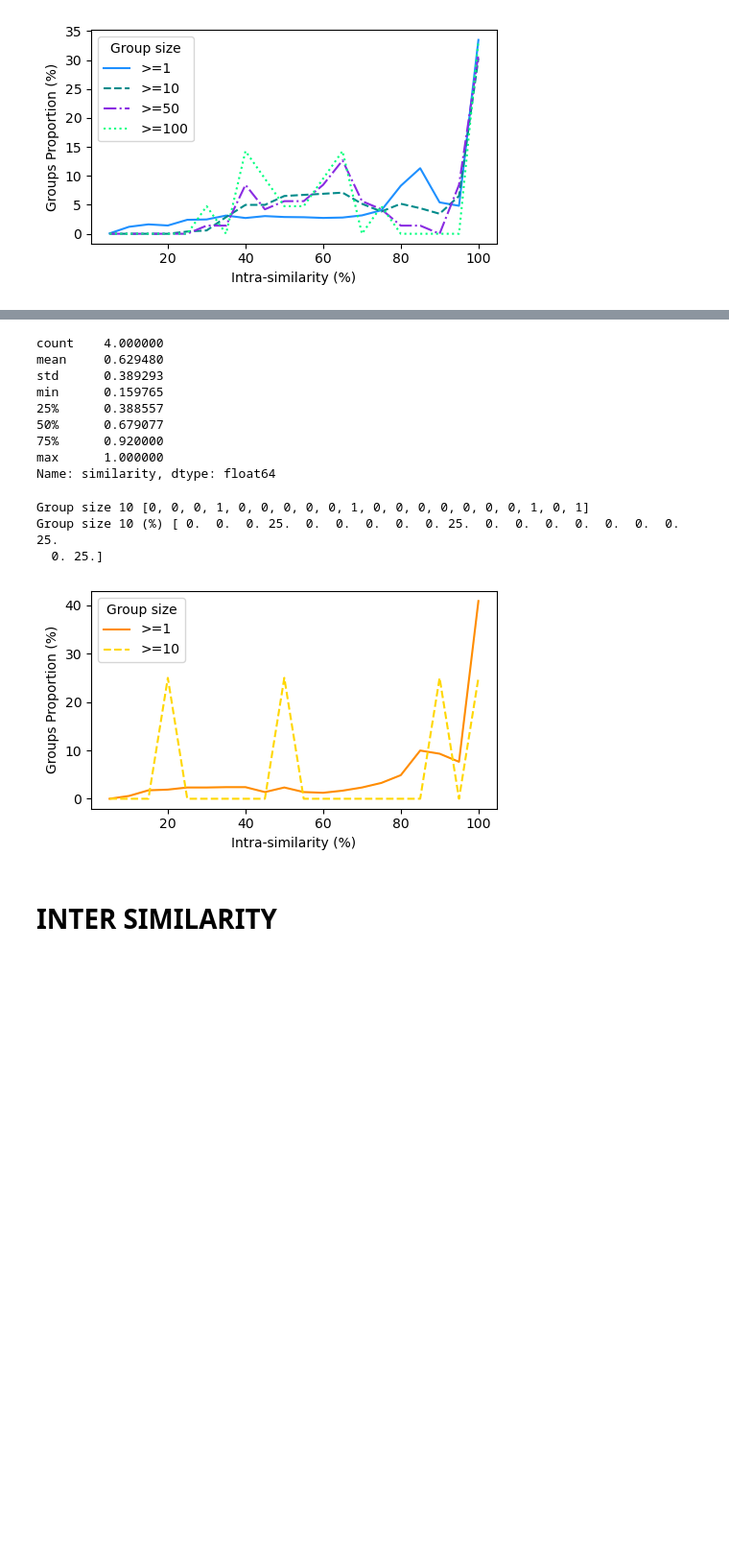
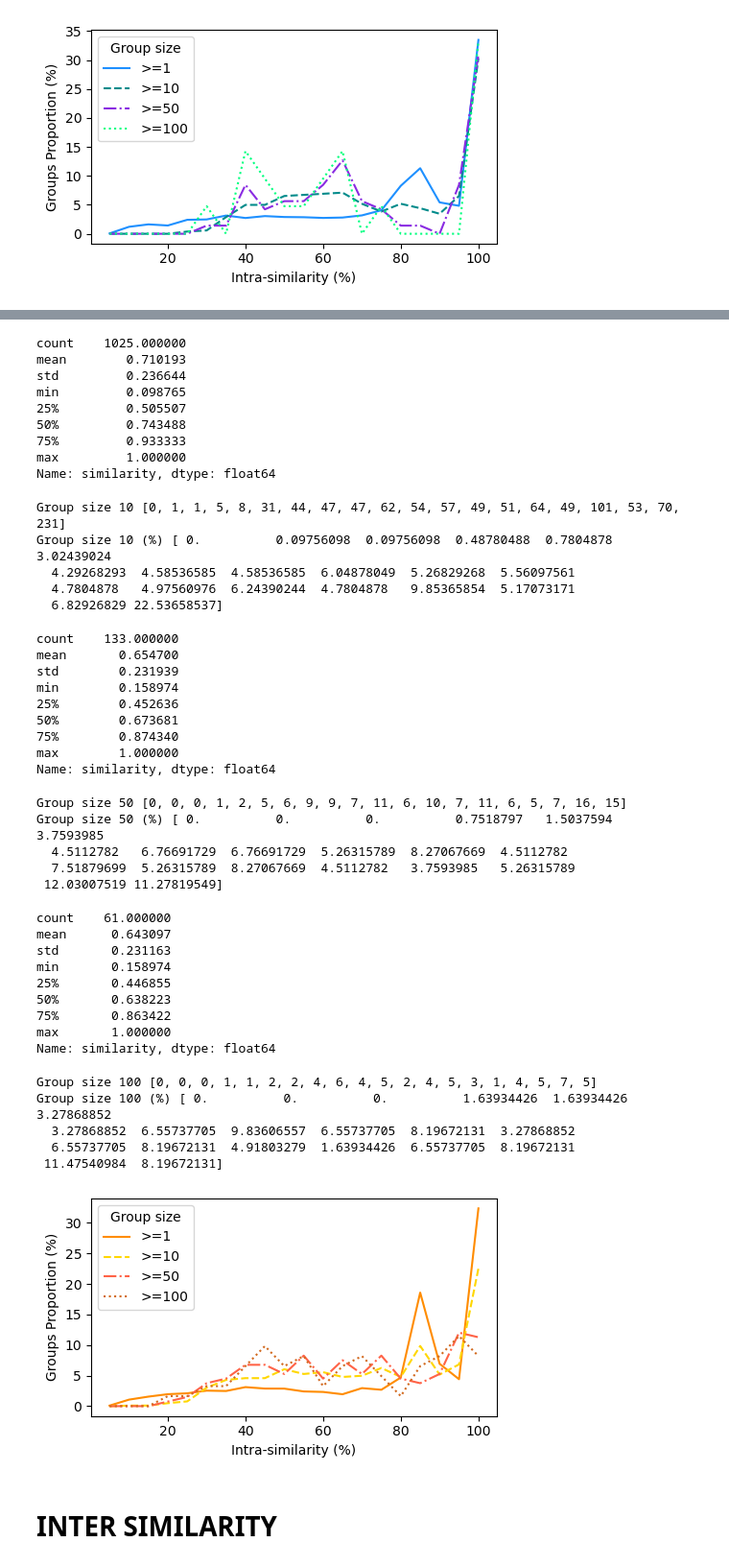
Before and after one commit to duyhuynhdev/serial-scammer-analyser, a Jupyter notebook: main/analysis/similarity_analysis.ipynb, the cells around one changed output, grey strips where cells are left out. Shown at 96% size. Saved outputs shown, nothing was run; the diff lists cells and outputs as text; code cells hidden in the pictures; blank space fills up the shorter version.

```diff
--- a/main/analysis/similarity_analysis.ipynb
+++ b/main/analysis/similarity_analysis.ipynb
@@ -155,4 +170,4 @@ total = pd.concat([intra_similarities, one_scammer_intra_similarities], axis=0)
 # %%
-setting_1 = lines_with_lower_bound_build(total,"","Intra-similarity (%)", "Groups Proportion (%)", "BNB", thsld=[1,10])
+setting_1 = lines_with_lower_bound_build(total,"","Intra-similarity (%)", "Groups Proportion (%)", "BNB")
 ChartDrawer.multi_lines("img/intra_pan.png", setting_1)
 # %% [output]
@@ -173,16 +188,46 @@ Group size 1 (%) [ 0.          0.58224163  1.74672489  1.8922853   2.32896652  2
-count    4.000000
-mean     0.629480
-std      0.389293
-min      0.159765
-25%      0.388557
-50%      0.679077
-75%      0.920000
-max      1.000000
+count    1025.000000
+mean        0.710193
+std         0.236644
+min         0.098765
+25%         0.505507
+50%         0.743488
+75%         0.933333
+max         1.000000
 Name: similarity, dtype: float64
-Group size 10 [0, 0, 0, 1, 0, 0, 0, 0, 0, 1, 0, 0, 0, 0, 0, 0, 0, 1, 0, 1]
-Group size 10 (%) [ 0.  0.  0. 25.  0.  0.  0.  0.  0. 25.  0.  0.  0.  0.  0.  0.  0. 25.
-  0. 25.]
+Group size 10 [0, 1, 1, 5, 8, 31, 44, 47, 47, 62, 54, 57, 49, 51, 64, 49, 101, 53, 70, 231]
+Group size 10 (%) [ 0.          0.09756098  0.09756098  0.48780488  0.7804878   3.02439024
+  4.29268293  4.58536585  4.58536585  6.04878049  5.26829268  5.56097561
+  4.7804878   4.97560976  6.24390244  4.7804878   9.85365854  5.17073171
+  6.82926829 22.53658537]
+count    133.000000
+mean       0.654700
+std        0.231939
+min        0.158974
+25%        0.452636
+50%        0.673681
+75%        0.874340
+max        1.000000
+Name: similarity, dtype: float64
+Group size 50 [0, 0, 0, 1, 2, 5, 6, 9, 9, 7, 11, 6, 10, 7, 11, 6, 5, 7, 16, 15]
+Group size 50 (%) [ 0.          0.          0.          0.7518797   1.5037594   3.7593985
+  4.5112782   6.76691729  6.76691729  5.26315789  8.27067669  4.5112782
+  7.51879699  5.26315789  8.27067669  4.5112782   3.7593985   5.26315789
+ 12.03007519 11.27819549]
+count    61.000000
+mean      0.643097
+std       0.231163
+min       0.158974
+25%       0.446855
+50%       0.638223
+75%       0.863422
+max       1.000000
+Name: similarity, dtype: float64
+Group size 100 [0, 0, 0, 1, 1, 2, 2, 4, 6, 4, 5, 2, 4, 5, 3, 1, 4, 5, 7, 5]
+Group size 100 (%) [ 0.          0.          0.          1.63934426  1.63934426  3.27868852
+  3.27868852  6.55737705  9.83606557  6.55737705  8.19672131  3.27868852
+  6.55737705  8.19672131  4.91803279  1.63934426  6.55737705  8.19672131
+ 11.47540984  8.19672131]
-[figure, old version]
+[figure, new version]
 # %% [markdown]
 # INTER SIMILARITY
 # %%
```
Also changed, not shown: parts of 5 cells of this notebook, 20 other files.
